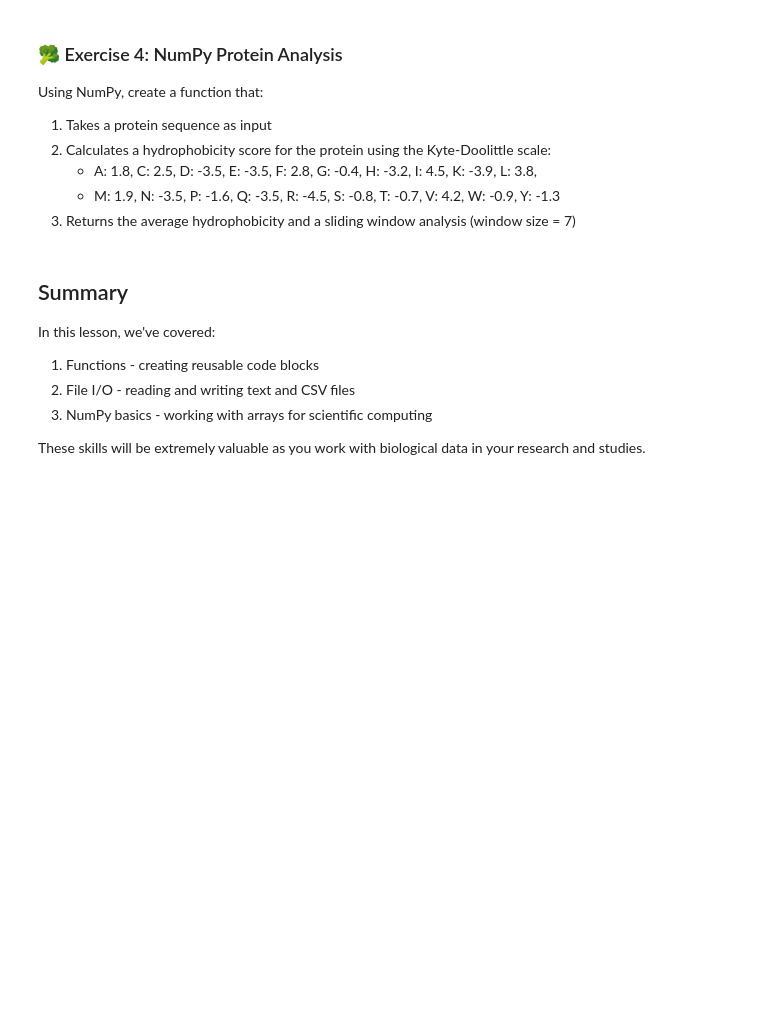
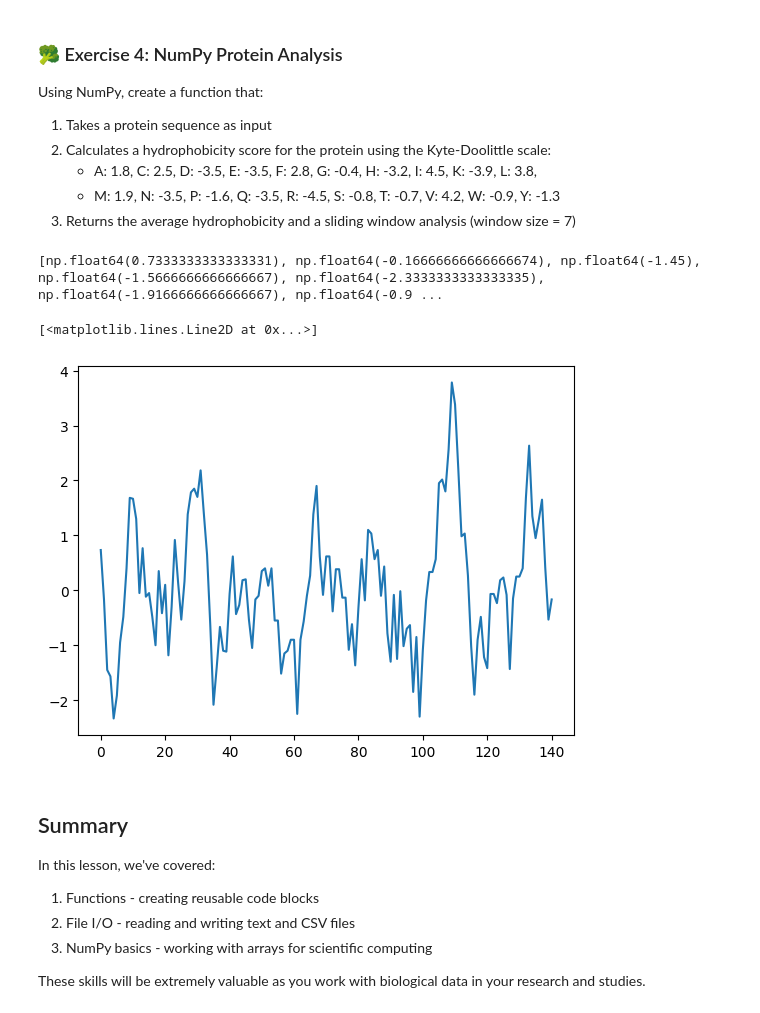
Before and after one commit to eRazor/CAS_DLS, a Jupyter notebook: 0_Tools/week4.ipynb, the cells around one changed output. Cells and saved outputs as stored; diff of their text form; code cells hidden in the pictures; blank space fills up the shorter version.

```diff
--- a/0_Tools/week4.ipynb
+++ b/0_Tools/week4.ipynb
@@ -128,8 +127,17 @@ Test your function with the sequence: "MVHLTPEEKSAVTALWGKVNVDEVGGEALGRLLVVYPWTQR
 # Your solution for Exercise 1
 def analyze_protein(sequence):
     # Your code here
-    pass
+    hydrophobic= {"Length":len(sequence),"Count":0,"Percentage":0}
+    for i in sequence:
+        if i in ['A','V','I','L','M','F','W']:
+            hydrophobic["Count"] +=1
+
+    hydrophobic["Percentage"]=hydrophobic["Count"]/hydrophobic["Length"]
+    return hydrophobic
 
 # Test with beta-globin
 beta_globin = "MVHLTPEEKSAVTALWGKVNVDEVGGEALGRLLVVYPWTQRFFESFGDLSTPDAVMGNPKVKAHGKKVLGAFSDGLAHLDNLKGTFATLSELHCDKLHVDPENFRLLGNVLVCVLAHHFGKEFTPPVQAAYQKVVAGVANALAHKYH"
 # Call your function and print the results
+analysis=analyze_protein(beta_globin)
+for x in analysis:
+    print(f"{x}:{analysis[x]}")
@@ -452,15 +575,28 @@ Using NumPy, create a function that:
    - A: 1.8, C: 2.5, D: -3.5, E: -3.5, F: 2.8, G: -0.4, H: -3.2, I: 4.5, K: -3.9, L: 3.8,
    - M: 1.9, N: -3.5, P: -1.6, Q: -3.5, R: -4.5, S: -0.8, T: -0.7, V: 4.2, W: -0.9, Y: -1.3
 3. Returns the average hydrophobicity and a sliding window analysis (window size = 7)
-# %%
-# Your solution for Exercise 4
-def analyze_hydrophobicity(sequence, window_size=7):
-    # Your code here
-    pass
-
-# Test with beta-globin
-beta_globin = "MVHLTPEEKSAVTALWGKVNVDEVGGEALGRLLVVYPWTQRFFESFGDLSTPDAVMGNPKVKAHGKKVLGAFSDGLAHLDNLKGTFATLSELHCDKLHVDPENFRLLGNVLVCVLAHHFGKEFTPPVQAAYQKVVAGVANALAHKYH"
-# Call your function and print the results
+# %%
+# Your solution for Exercise 4
+def analyze_hydrophobicity(sequence, window_size=7,amino_terminus=None):
+    kytedl= {"A":1.8,"C":2.5,"D":-3.5,"E":-3.5,"F":2.8,"G":-0.4,"H":-3.2,"I":4.5,"K":-3.9,"L":3.8,"M":1.9,"N":-3.5,"P":-1.6,"Q":-3.5,"R":-4.5,"S":-0.8,"T":-0.7,"V":4.2,"W":-0.9,"Y":-1.3}
+    values=[]
+    for x in range(0,len(beta_globin)-window_size+1):
+        #print(list(map(kytedl.get,list(sequence[x:x+window_size-1]))))
+        values.append(np.mean(list(map(kytedl.get,list(sequence[x:x+window_size-1])))))
+    return values
+
+# Test with beta-globin
+beta_globin = "MVHLTPEEKSAVTALWGKVNVDEVGGEALGRLLVVYPWTQRFFESFGDLSTPDAVMGNPKVKAHGKKVLGAFSDGLAHLDNLKGTFATLSELHCDKLHVDPENFRLLGNVLVCVLAHHFGKEFTPPVQAAYQKVVAGVANALAHKYH"
+# Call your function and print the results
+result = analyze_hydrophobicity(beta_globin)
+
+print(result)
+import matplotlib.pyplot as plt
+plt.plot(result)
+# %% [output]
+[np.float64(0.7333333333333331), np.float64(-0.16666666666666674), np.float64(-1.45), np.float64(-1.5666666666666667), np.float64(-2.3333333333333335), np.float64(-1.9166666666666667), np.float64(-0.9 ...
+[<matplotlib.lines.Line2D at 0x...>]
+[figure, added]
 # %% [markdown]
 ## Summary
 
```
Also changed, not shown: parts of 7 cells of this notebook, 1 other file.
